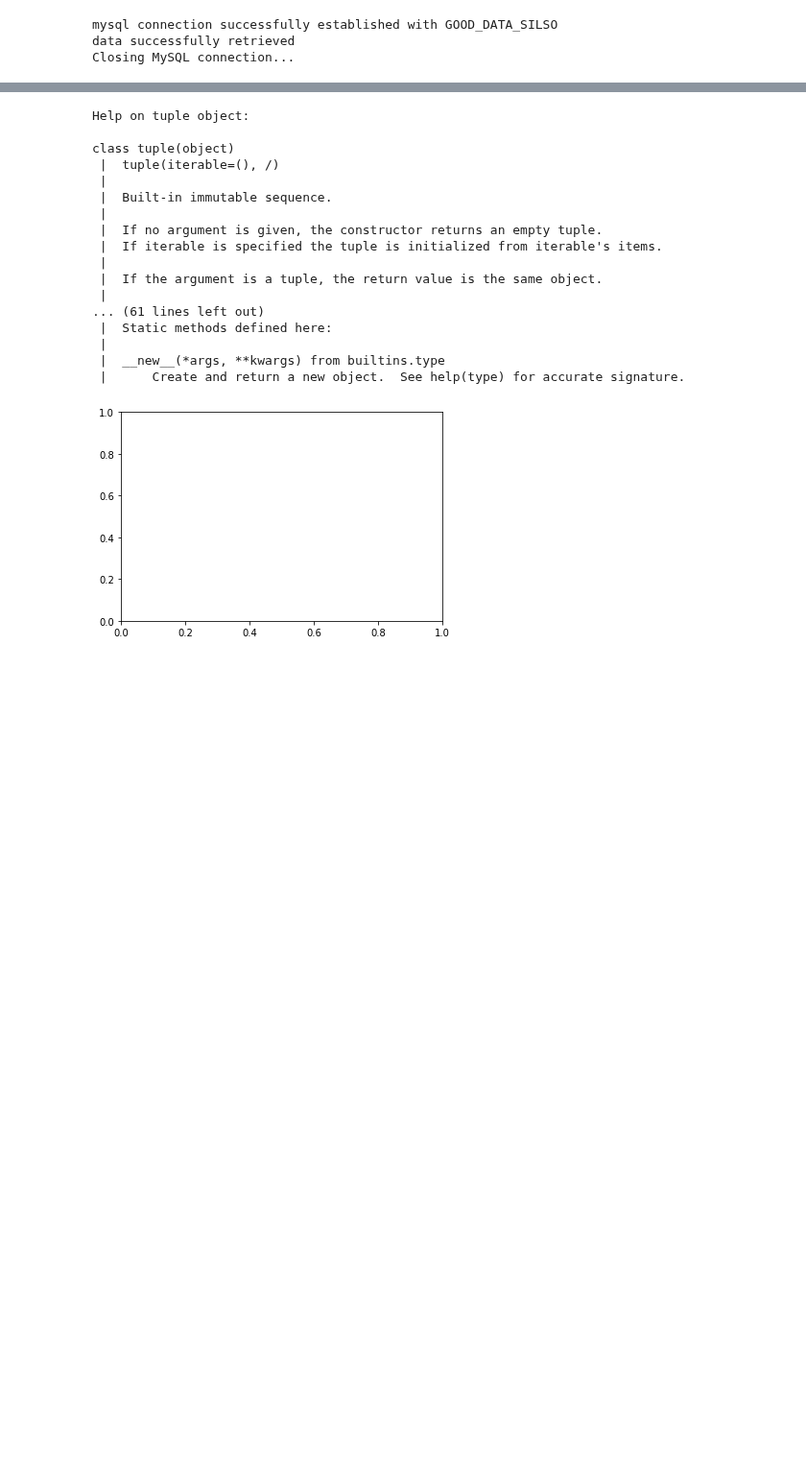
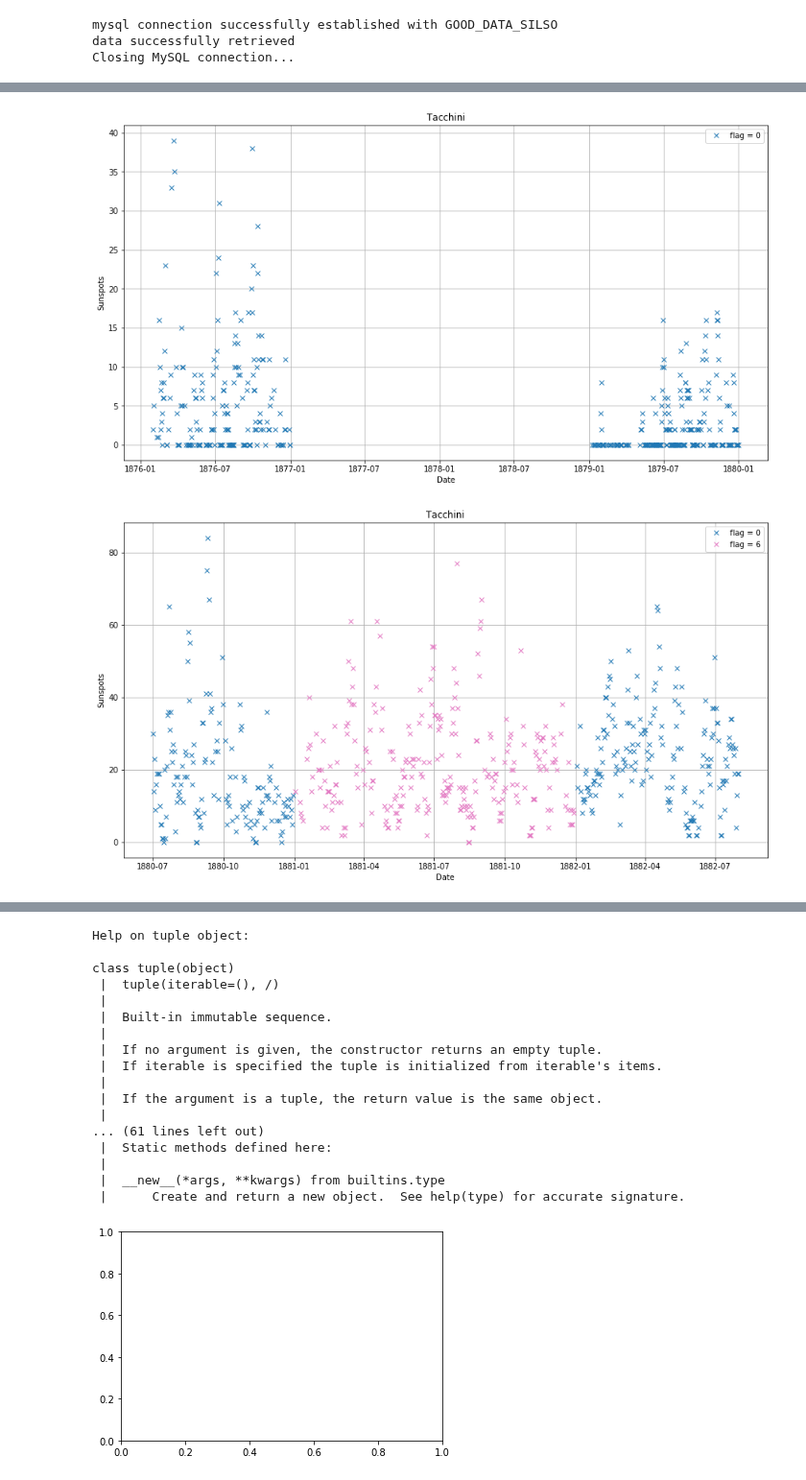
Before and after one commit to dcxSt/DATA_SILSO_HISTO_search, a Jupyter notebook: suspicious sunspots plots.ipynb, the cells around one changed output, grey strips where cells are left out. Shown at 96% size. Cells and saved outputs as stored; diff of their text form; code cells hidden in the pictures; blank space fills up the shorter version.

```diff
--- a/suspicious sunspots plots.ipynb
+++ b/suspicious sunspots plots.ipynb
@@ -142,0 +87,7 @@ AttributeError: module 'time' has no attribute 'mkdate'
+# %%
+display_seperate_flags("Tacchini",interval=("1876","1880"))
+display_seperate_flags("Tacchini",interval=("1880-07","1882-08"))
+display_seperate_flags("Tacchini")
+# %% [output]
+[figure, added]
+[figure, added]
```
Also changed, not shown: parts of 11 cells of this notebook, 3 other files.
